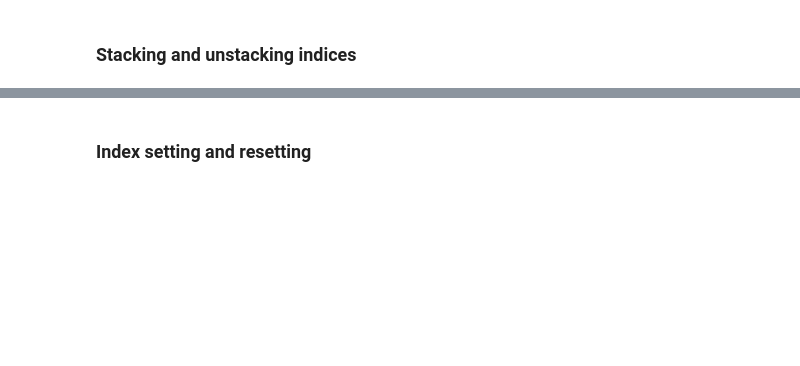
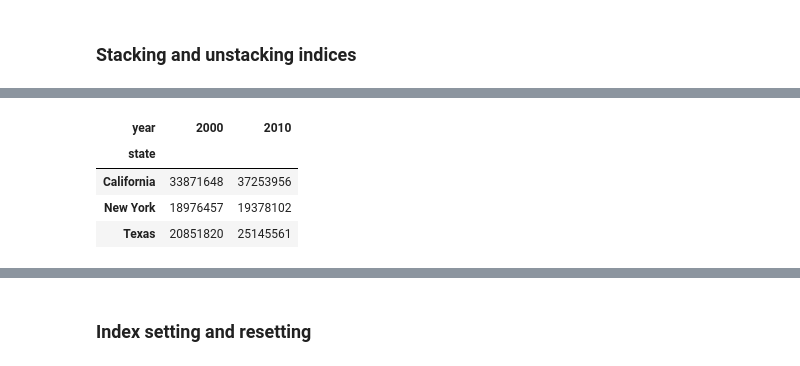
Before and after one commit to Huii0529/Data-Science-Project, a Jupyter notebook: P167347_Week10_DataManipulation_Pandas_20260523.ipynb, the cells around one changed output, grey strips where cells are left out. Saved outputs shown, nothing was run; the diff lists cells and outputs as text; code cells hidden in the pictures; blank space fills up the shorter version.

```diff
--- a/P167347_Week10_DataManipulation_Pandas_20260523.ipynb
+++ b/P167347_Week10_DataManipulation_Pandas_20260523.ipynb
@@ -1138,3 +1542,13 @@ pop
+# %%
+# Convert a dataset from a stacked multi-index to a simple 2D representation
+# level = 0 -> pivots the first level of the index ('state') into columns
+pop.unstack()
+# %% [output]
+| year | 2000 | 2010 |
+| state |  |  |
+| California | 33871648 | 37253956 |
+| New York | 18976457 | 19378102 |
+| Texas | 20851820 | 25145561 |
 # %%
 # Convert a dataset from a stacked multi-index to a simple 2D representation
 # level = 0 -> pivots the first level of the index ('state') into columns
```
Also changed, not shown: parts of 74 cells of this notebook.
